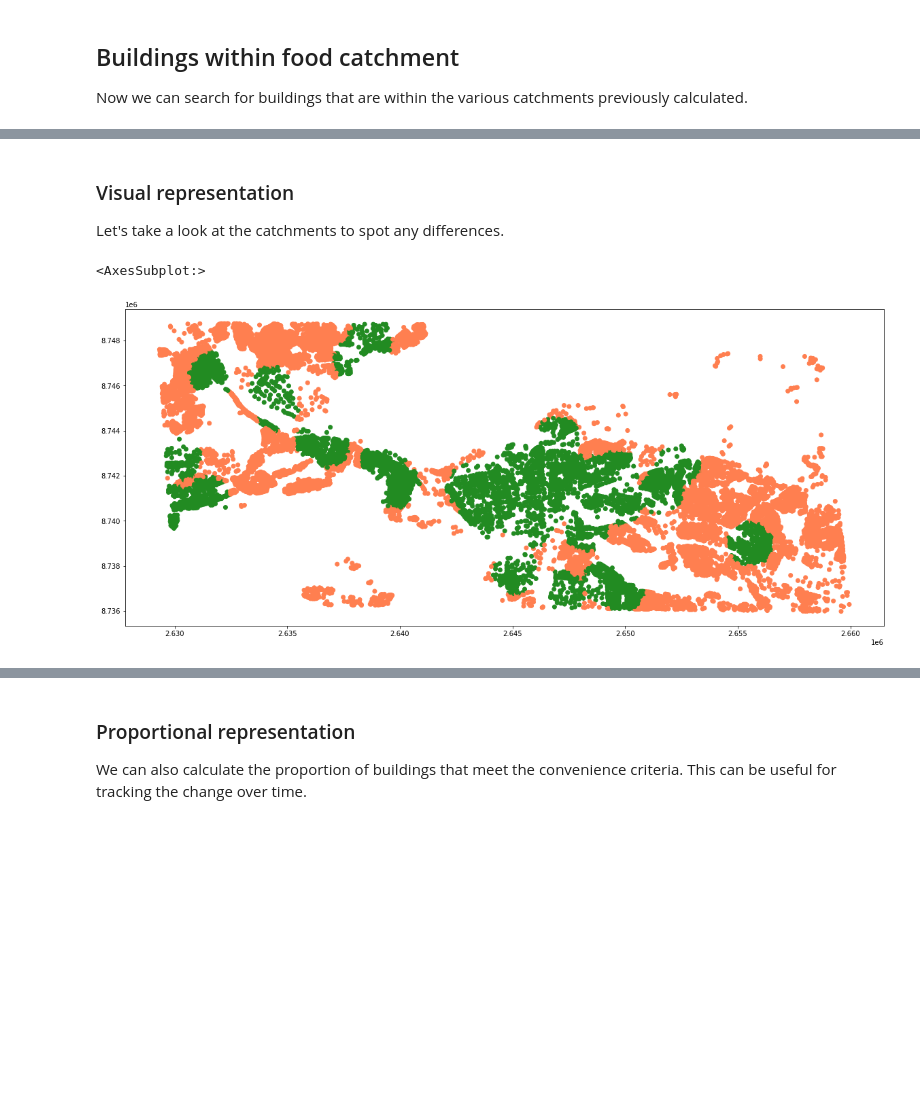
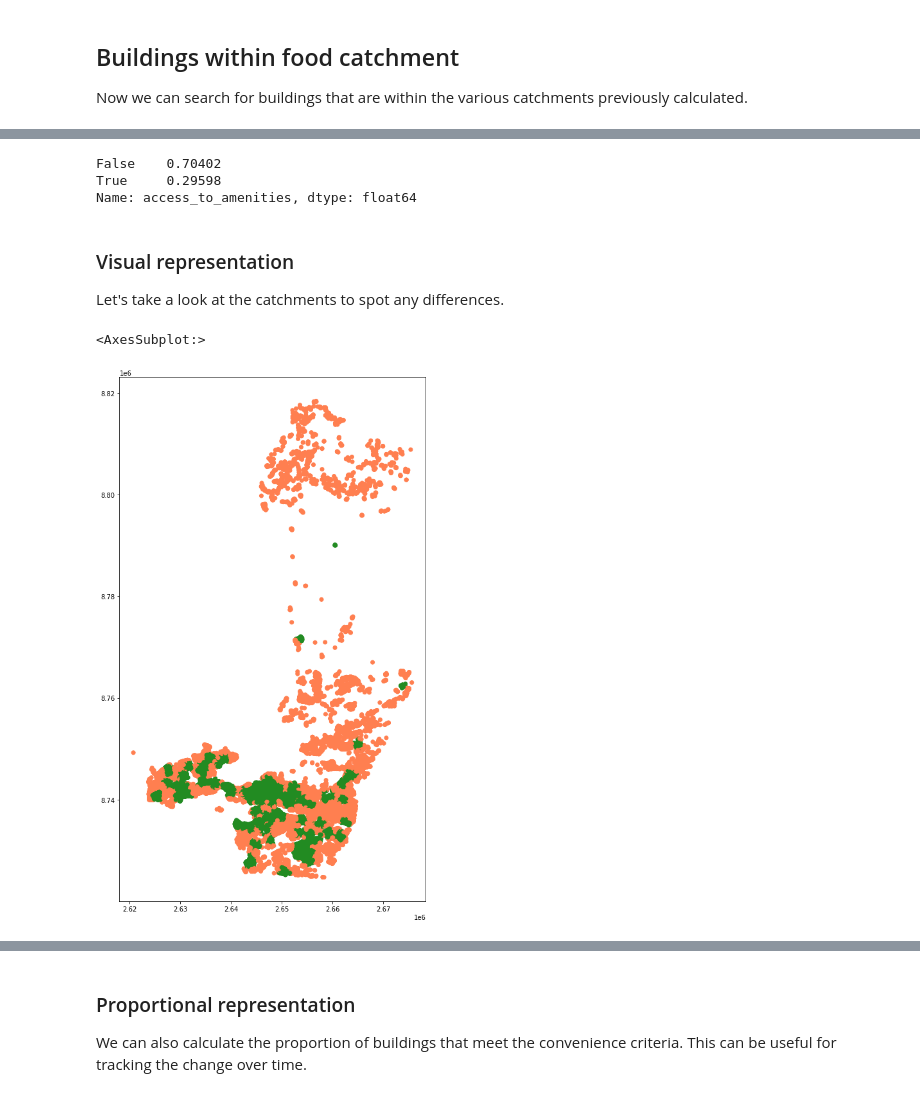
Before and after one commit to SustainableUrbanDesign/app, a Jupyter notebook: experiments/notebooks/proximity.ipynb, the cells around one changed output, grey strips where cells are left out. Cells and saved outputs as stored; diff of their text form; code cells hidden in the pictures; blank space fills up the shorter version.

Commit message:
Ghange the way we query building footprints

```diff
--- a/experiments/notebooks/proximity.ipynb
+++ b/experiments/notebooks/proximity.ipynb
@@ -153,5 +182,7 @@ Next we will create "convenience" distances around each point in our data sets.
 %%time
 buffer_distance_m = 1000
 
-food_sources_buffered = food_sources.buffer(buffer_distance_m)
+food_sources_buffered = food_sources_gdf.buffer(buffer_distance_m)
+
+food_sources_buffered.plot()
 # %% [output]
@@ -163,5 +196,7 @@ Wall time: 37 ms
 %%time
 buffer_distance_m = 250
 
-bus_stops_buffered = bus_stops.buffer(buffer_distance_m)
+bus_stops_buffered = bus_stops_gdf.buffer(buffer_distance_m)
+
+bus_stops_buffered.plot()
 # %% [output]
@@ -200,5 +233,5 @@ Wall time: 55.8 ms
 Now we can search for buildings that are within the various catchments previously calculated.
 # %%
 %%time
-buildings["within_food_catchment"] = buildings.within(food_sources_catchment)
+buildings_gdf["within_food_catchment"] = buildings_gdf.within(food_sources_catchment)
 # %% [output]
@@ -214,4 +255,4 @@ Wall time: 4.29 µs
 # %%
 %%time
-buildings["access_to_amenities"] = buildings.within(access_to_amenities)
+buildings_gdf["access_to_amenities"] = buildings_gdf.within(access_to_amenities)
 # %% [output]
@@ -230,11 +261,17 @@ buildings.head()
+# %%
+buildings_gdf["access_to_amenities"].value_counts(normalize=True)
+# %% [output]
+False    0.70402
+True     0.29598
+Name: access_to_amenities, dtype: float64
 # %% [markdown]
 ### Visual representation
 Let's take a look at the catchments to spot any differences.
 # %%
 colormap = ListedColormap(["coral", "forestgreen"])
 # %%
-buildings.plot(categorical=True, column="within_food_catchment",figsize=(20, 15), cmap=colormap)
+buildings_gdf.plot(categorical=True, column="within_food_catchment",figsize=(20, 15), cmap=colormap)
 # %% [output]
 <AxesSubplot:>
-[figure, old version]
+[figure, new version]
 # %%
```
Also changed, not shown: parts of 37 cells of this notebook.
